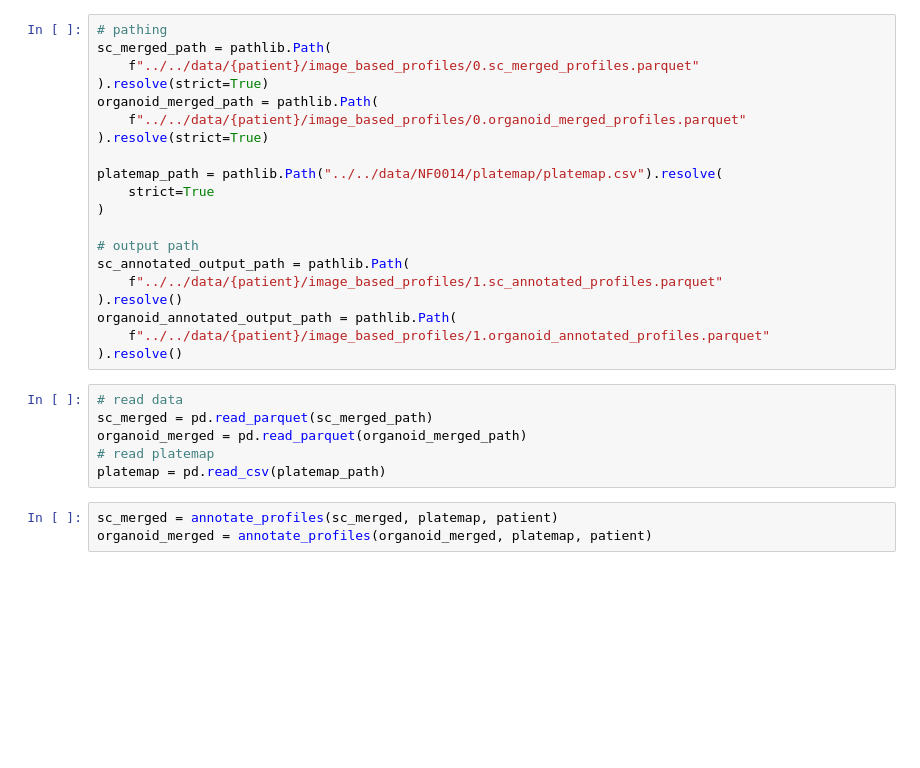
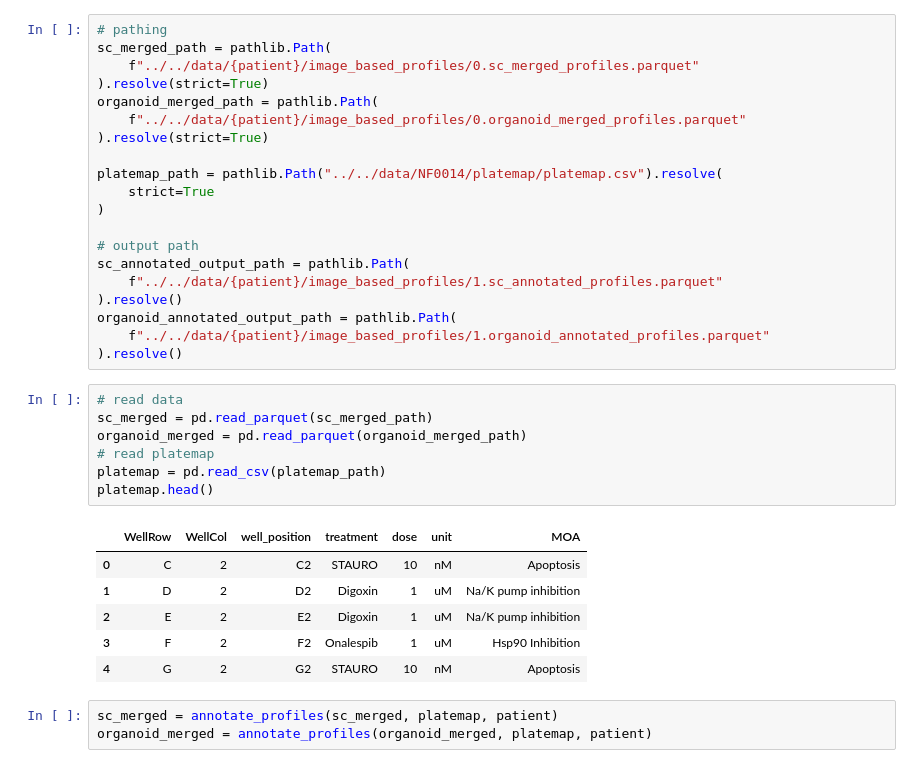
Before and after one commit to MikeLippincott/GFF_3D_organoid_profiling_pipeline, a Jupyter notebook: 4.processing_image_based_profiles/notebooks/5.annotation.ipynb, the cells around one changed output. Saved outputs shown, nothing was run; the diff lists cells and outputs as text; blank space fills up the shorter version.

```diff
--- a/4.processing_image_based_profiles/notebooks/5.annotation.ipynb
+++ b/4.processing_image_based_profiles/notebooks/5.annotation.ipynb
@@ -84,9 +84,17 @@ organoid_annotated_output_path = pathlib.Path(
 # %%
 # read data
 sc_merged = pd.read_parquet(sc_merged_path)
 organoid_merged = pd.read_parquet(organoid_merged_path)
 # read platemap
 platemap = pd.read_csv(platemap_path)
+platemap.head()
+# %% [output]
+|  | WellRow | WellCol | well_position | treatment | dose | unit | MOA |
+| 0 | C | 2 | C2 | STAURO | 10 | nM | Apoptosis |
+| 1 | D | 2 | D2 | Digoxin | 1 | uM | Na/K pump inhibition |
+| 2 | E | 2 | E2 | Digoxin | 1 | uM | Na/K pump inhibition |
+| 3 | F | 2 | F2 | Onalespib | 1 | uM | Hsp90 Inhibition |
+| 4 | G | 2 | G2 | STAURO | 10 | nM | Apoptosis |
 # %%
 sc_merged = annotate_profiles(sc_merged, platemap, patient)
 organoid_merged = annotate_profiles(organoid_merged, platemap, patient)
```
Also changed, not shown: parts of 3 cells of this notebook.
